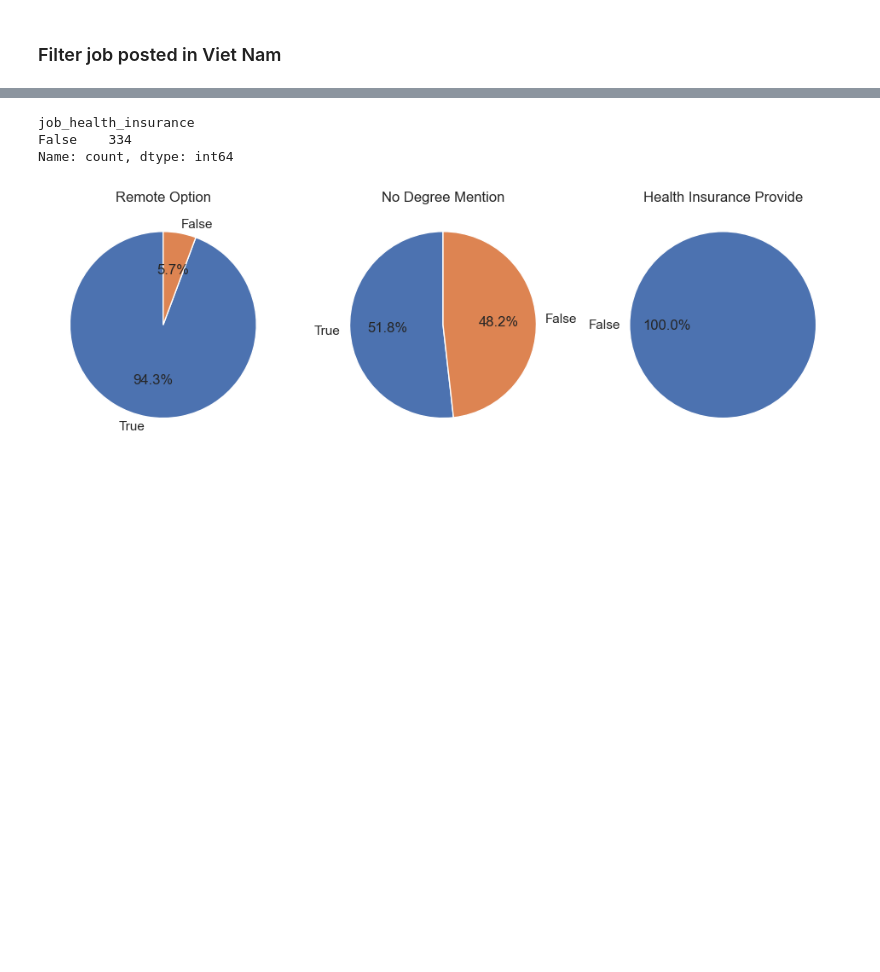
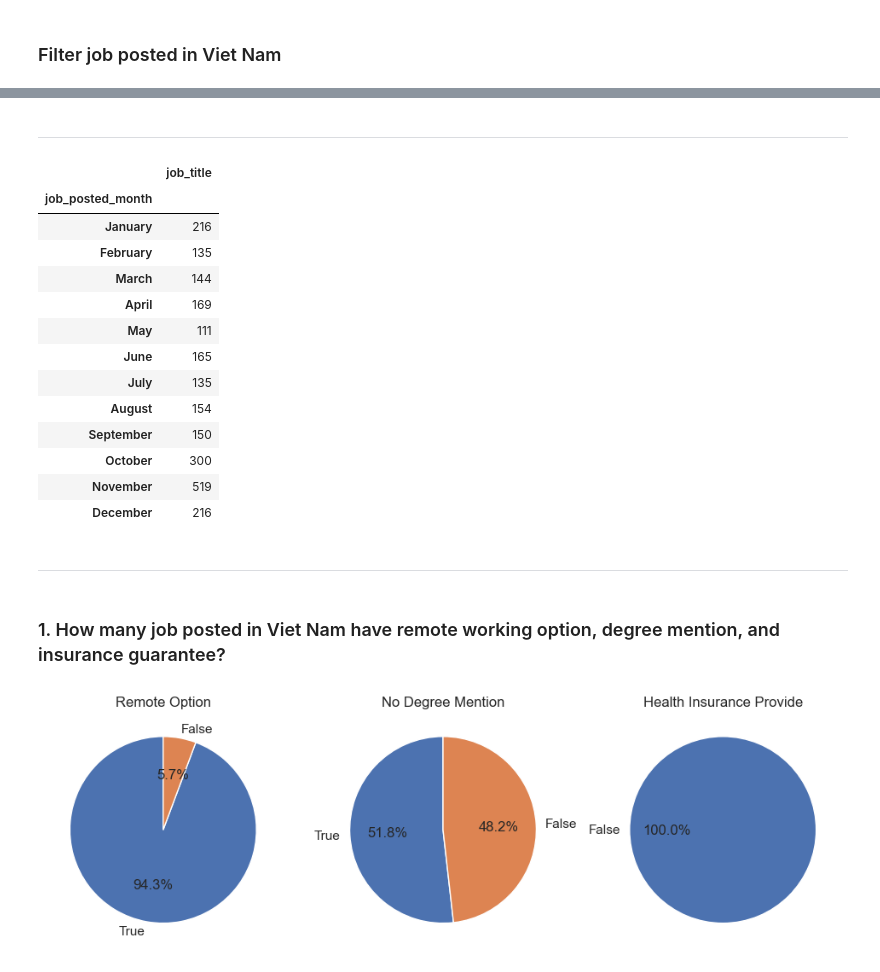
Before and after one commit to kunbox96/job-analysis, a Jupyter notebook: dataJob_analysis.ipynb, the cells around one changed output, grey strips where cells are left out. Saved outputs shown, nothing was run; the diff lists cells and outputs as text; code cells hidden in the pictures; blank space fills up the shorter version.

```diff
--- a/dataJob_analysis.ipynb
+++ b/dataJob_analysis.ipynb
@@ -65,12 +66,33 @@ df_DA_VN.head()
 | 14 | Data Analyst | Marketing Data Analyst | Ho Chi Minh City, Vietnam | via JobsGO | Full-time | False | ... |
 | 29 | Data Analyst | Junior Intelligence Analyst | Anywhere | via LinkedIn Vietnam | Full-time | True | ... |
 | 35 | Data Analyst | [SO] Senior Data Analyst | Vietnam | via AI Careers | Full-time | False | ... |
-# %%
-df_DA_VN['job_health_insurance'].value_counts()
-# %% [output]
-job_health_insurance
-False    334
-Name: count, dtype: int64
+# %% [markdown]
+---
+# %%
+job_posted = df_VN.groupby(['job_posted_month', 'job_posted_month_no'], as_index=False)['job_title']\
+        .count().sort_values(by='job_posted_month_no', ascending=True)\
+        .set_index('job_posted_month').drop('job_posted_month_no', axis=1)
+
+job_posted
+# %% [output]
+|  | job_title |
+| job_posted_month |  |
+| January | 216 |
+| February | 135 |
+| March | 144 |
+| April | 169 |
+| May | 111 |
+| June | 165 |
+| July | 135 |
+| August | 154 |
+| September | 150 |
+| October | 300 |
+| November | 519 |
+| December | 216 |
+# %% [markdown]
+---
+# %% [markdown]
+### 1. How many job posted in Viet Nam have remote working option, degree mention, and insurance guarantee?
 # %%
 dict_cols = {
     "job_work_from_home": "Remote Option",
```
Also changed, not shown: parts of 7 cells of this notebook.
